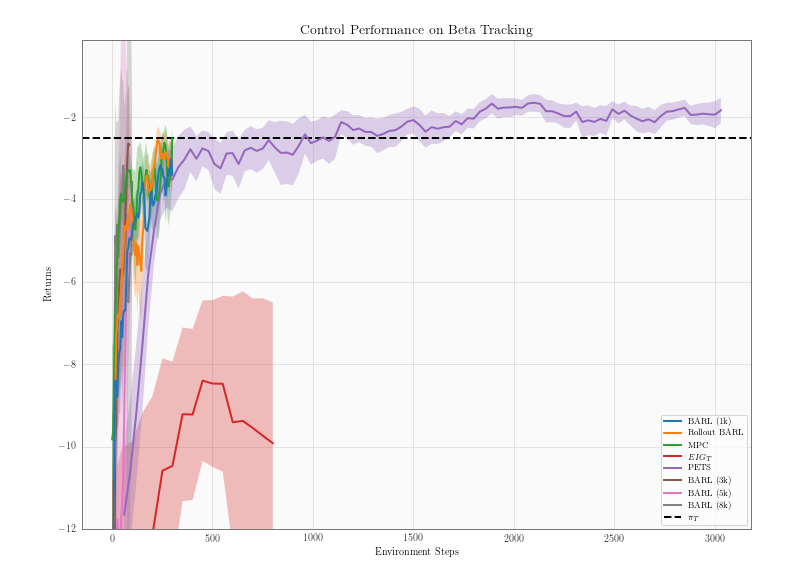
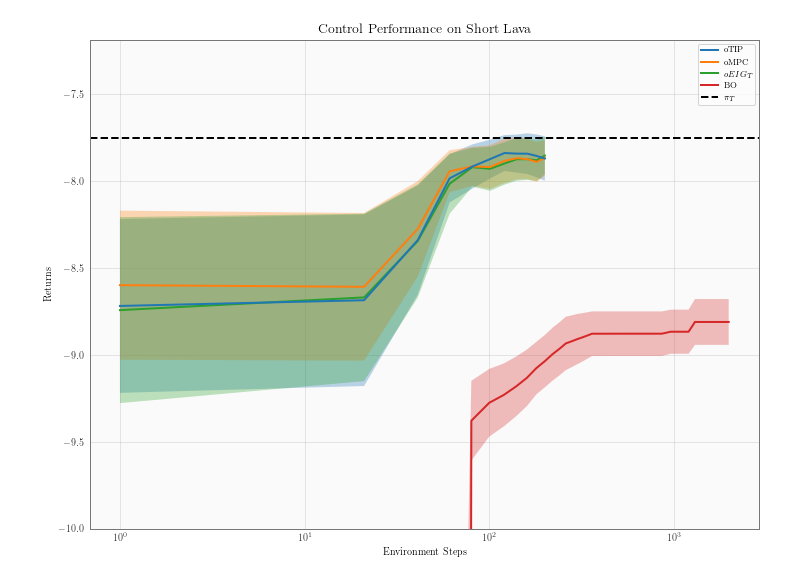
Before and after one commit to fusion-ml/trajectory-information-rl, a Jupyter notebook: notebooks/plot_returns.ipynb, the cells around one changed output. Cells and saved outputs as stored; diff of their text form; code cells hidden in the pictures.

```diff
--- a/notebooks/plot_returns.ipynb
+++ b/notebooks/plot_returns.ipynb
@@ -124,9 +129,15 @@ weird_gain_paths = {
     # 'SAS BARL': 'weird_gain_ss_barl3mc_sas_2022-02-22/08-55-27/',
     # 'MBRL': 'weird_gain_mpc_2022-02-12/23-15-08/',
     # r'$EIG_T$': 'weird_gain_us_2022-02-12/23-15-08/',
-    'Bayesian Optimization': 'sklearn_opt_weird_gain_2022-02-16/22-55-50/',
-    'BARL (recent)': 'no_bayes_weird_gain_2022-03-27/11-41-53/',
-    'BARL (Bayes)': 'bayes_weird_gain_2022-03-27/12-23-23/',
+
+    # 'Bayesian Optimization': 'sklearn_opt_weird_gain_2022-02-16/22-55-50/',
+    # 'BARL (recent)': 'no_bayes_weird_gain_2022-03-27/11-41-53/',
+    # 'BARL (Bayes)': 'bayes_weird_gain_2022-03-27/12-23-23/',
+
+    'oTIP': 'open_loop_bac_weird_gain_2022-05-03/12-13-26/',
+    'oMPC': 'open_loop_mpc_weird_gain_2022-05-03/12-20-04/',
+    r'$oEIG_T$': 'open_loop_us_weird_gain_2022-05-03/12-21-41/',
+    'BO': 'bayes_opt_weird_gain_2022-04-22/13-07-56/',
 }
 # %%
 beta_tracking_fixed_paths = {
@@ -174,12 +185,14 @@ env_time_lengths ={
      'Reacher': 50,
      'Pendulum': 200,
      'Cartpole': 25,
+     'Beta Tracking': 30,
     }
 # %%
 all_paths = {"Cartpole": cartpole_paths,
              "Pendulum": pend_paths,
              "Reacher": reacher_paths,
              'Lava Path': lava_paths,
+             'Short Lava': short_lava_paths,
              "Reacher (tight)": reacher_tight_paths,
              "Beta Tracking": beta_tracking_paths,
              "Beta Tracking Fixed": beta_tracking_fixed_paths,
@@ -189,13 +202,14 @@ all_paths = {"Cartpole": cartpole_paths,
             }
 paths = all_paths[env_name]
 gt = {"Pendulum": -200,
-      "Cartpole": -13,
+      "Cartpole": -12,
       "Reacher": -5,
       'Lava Path': -30,
+      'Short Lava': -7.75,
       'Reacher (tight)': -8.78,
       'Swimmer': 30,
-      'Beta Tracking': -2.5,
-      'Beta Tracking Fixed': -2.,
+      'Beta Tracking': -2,
+      'Beta Tracking Fixed': -2.,# 'RQMPC': 'random_beta_tracking_2021-09-25/14-08-07/',
       'Plasma Tracking': -5,
       'Weird Gain': -110,
      }
@@ -204,6 +218,7 @@ ylim_bottom = {
         "Cartpole": -25,
         "Reacher": -20,
         "Lava Path": -3000,
+        'Short Lava': -10,
         "Beta Tracking": -12,
         "Plasma Tracking": -40,
         "Swimmer": -30,
@@ -329,9 +374,20 @@ for key, path in paths.items():
             data[key] = process_baseline(baseline_seed_path)
         print(f"found seed data for {key}")
         continue
-    hucrl_path = base_hucrl_path / path / 'all.json'
+    hucrl_path = base_hucrl_path / path / 'statistics.json'
     if hucrl_path.exists():
         data[key] = process_hucrl(hucrl_path)
         continue
+    hucrl_seed_path = base_hucrl_path / path / 'seed_0'
+    if hucrl_seed_path.exists():
+        if process_seeds:
+            val = process_hucrl_seeds(base_hucrl_path / path)
+            if len(val) == 0:
+                continue
+            data[key] = val
+        else:
+            data[key] = process_hucrl(hucrl_seed_path)
+        print(f"found seed data for {key}")
+        continue
     print(f"Data for {key} not found!")
 # %% [output]
@@ -414,28 +464,28 @@ Text(0.5, 0.98, 'Control Performance on Beta Tracking')
 # %%
 fig, ax = plt.subplots(figsize=(12, 9))
 for i, (key, vals) in enumerate(data.items()):
     rmean = vals["Eval Mean Returns"]
     rstderr = vals["Eval Std Returns"]
     ndata = vals['Eval ndata']
     ax.plot(ndata, rmean, label=key, zorder=100 - i)
     ax.fill_between(ndata, rmean - rstderr, rmean + rstderr, alpha=0.3)
 ax.set_xlabel('Environment Steps')
 ax.set_ylabel('Returns')
 ax.axhline(gt_val, color='black', linestyle='--', label=r'$\pi_T$')
 ax.legend()
 ylim_top = (gt_val - bottom_val) * 0.25 + gt_val
 ax.set_ylim(bottom_val, ylim_top)
-# ax.set_xscale('log')
+ax.set_xscale('log')
 # ax.set_yscale('log')
 # ax.set_xlim(0, 500)
 # ax.set_ylim(-10000, 0)
 
 title = f"Control Performance on {env_name}"
 ax.set_title(label=title, fontdict={'fontsize': 14})
 # fig.suptitle()
 plt.savefig(f'sample_complexity_{env_name}.pdf') #, bbox_inches='tight')
 # %% [output]
-[figure, old version]
+[figure, new version]
 # %%
 fig, ax = plt.subplots(figsize=(12, 9))
 for i, (key, vals) in enumerate(data.items()):
```
Also changed, not shown: parts of 13 cells of this notebook.
